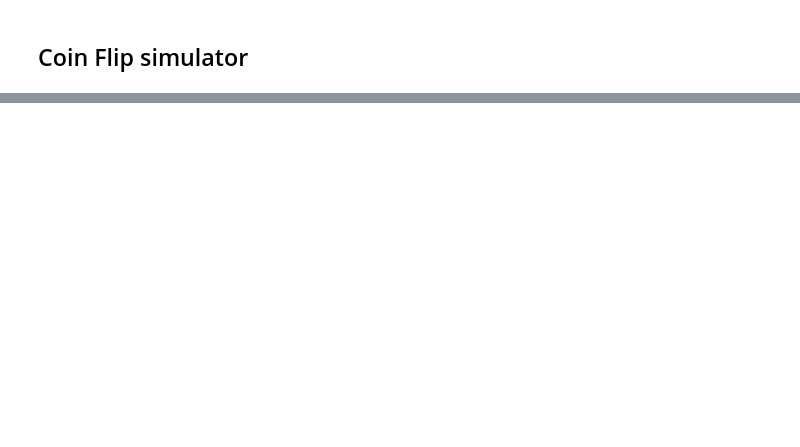
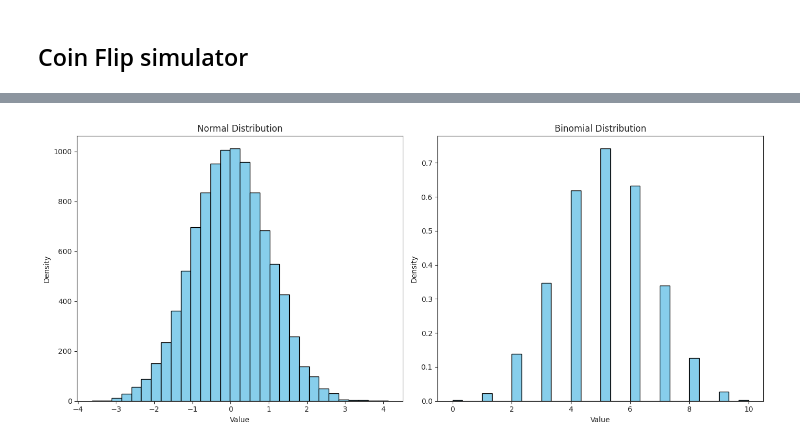
Before and after one commit to bondpapi/Central-Limit-Theorem, a Jupyter notebook: central_limit_theorem.ipynb, the cells around one changed output, grey strips where cells are left out. Cells and saved outputs as stored; diff of their text form; code cells hidden in the pictures; blank space fills up the shorter version.

```diff
--- a/central_limit_theorem.ipynb
+++ b/central_limit_theorem.ipynb
@@ -132,0 +133,37 @@ print(stddev(outcomes))
+# %%
+# Drawing samples from distributions and plotting histograms
+
+# Continous distribution: Normal (Gaussian)
+# Parameters : mean (loc) = 0, standard deviation (scale) = 1
+
+
+import matplotlib.pyplot as plt
+mean, std_dev = 0, 1
+normal_samp = norm.rvs(loc=mean, scale=std_dev, size=10000)
+
+# Discrete ditribution: Binomial
+# Parameters: n = number of trials, p = probability of success
+
+n, p = 10, 0.5
+binom_samp = binom.rvs(n=n, p=p, size = 10000)
+
+# Plot histogran of both distributions
+plt.figure(figsize=(14, 6))
+
+# Plot the histogram for the normal distribution
+plt.subplot(1, 2, 1)
+plt.hist(normal_samp, bins=30, color='skyblue', edgecolor='black')
+plt.title('Normal Distribution')
+plt.xlabel('Value')
+plt.ylabel('Density')
+
+# Plot the histogram for the binomial distribution
+plt.subplot(1, 2, 2)
+plt.hist(binom_samp, bins=30, density=True, color='skyblue', edgecolor='black')
+plt.title('Binomial Distribution')
+plt.xlabel('Value')
+plt.ylabel('Density')
+plt.tight_layout()
+plt.show()
+# %% [output]
+[figure, added]
```
Also changed, not shown: parts of 4 cells of this notebook.
